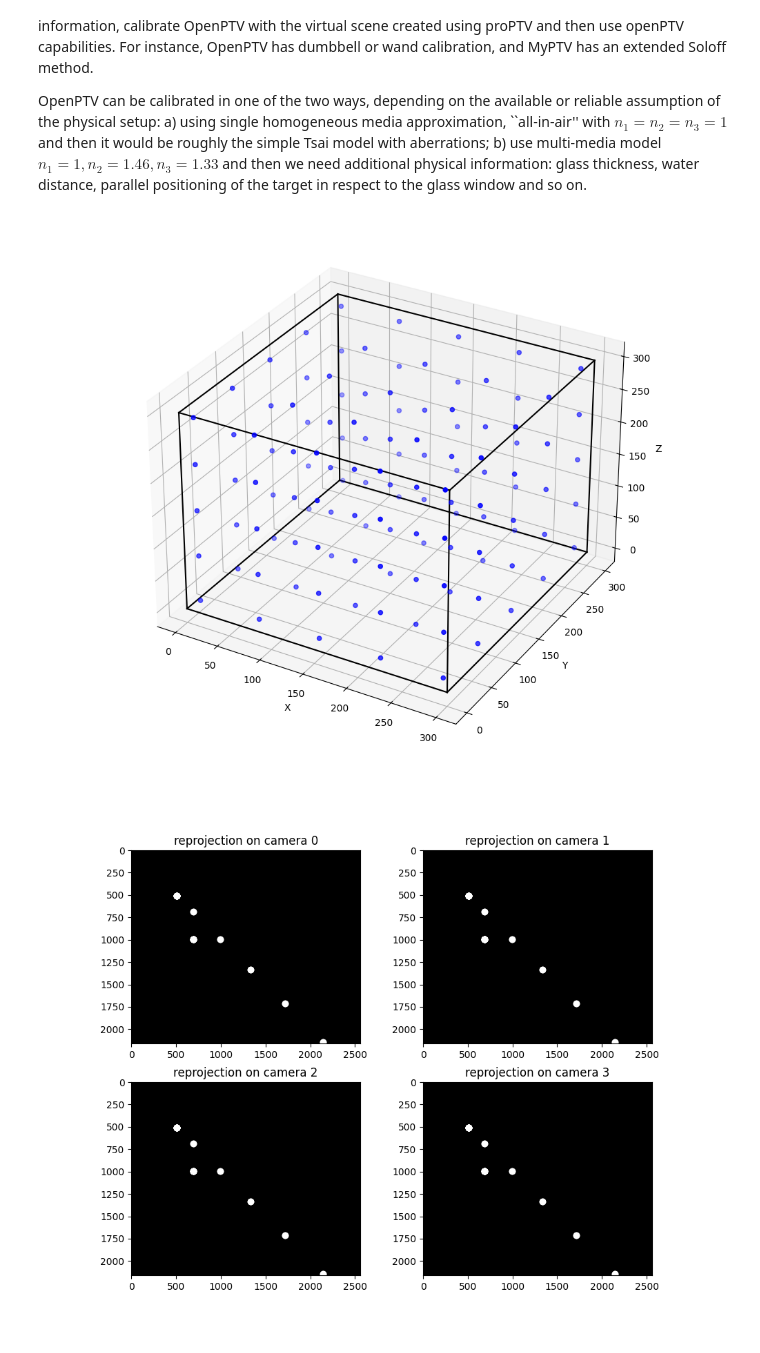
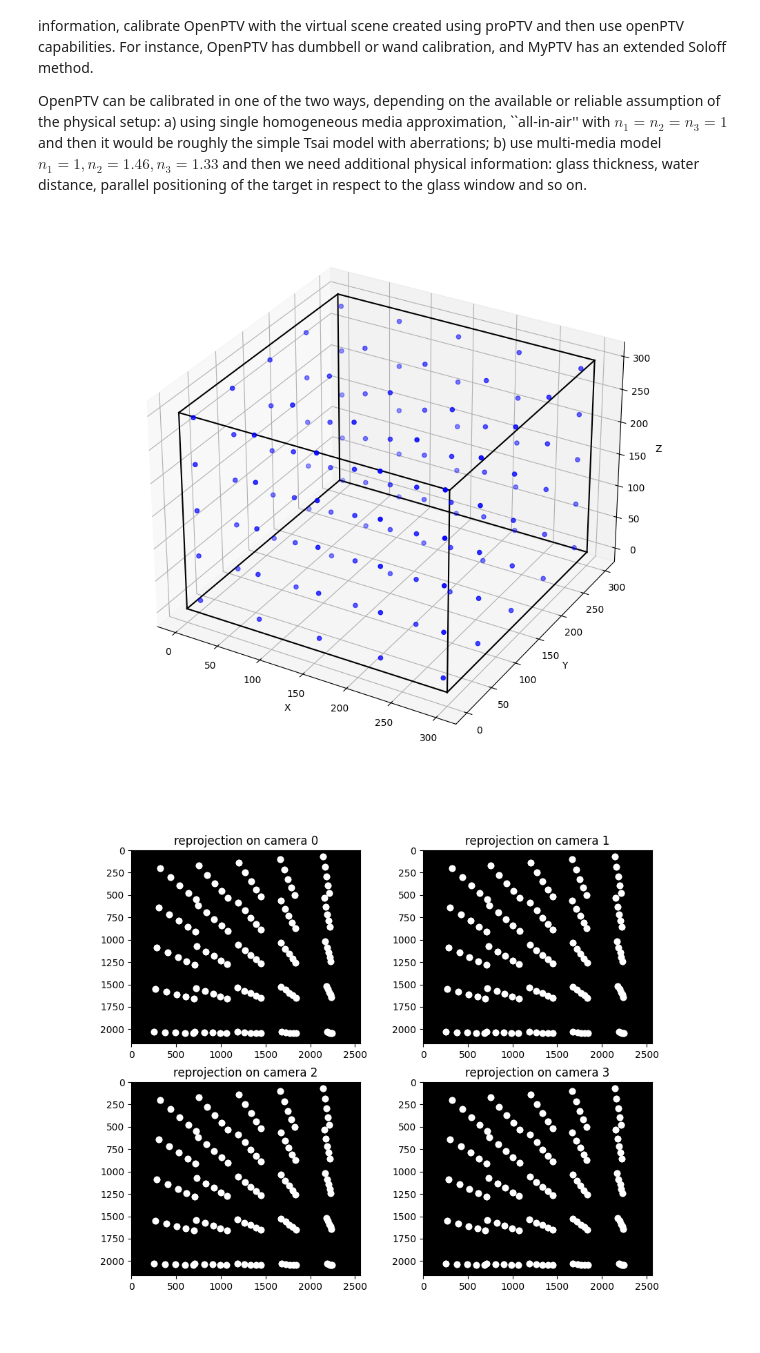
Before and after one commit to OpenPTV/proPTV_OpenPTV_MyPTV_comparison, a Jupyter notebook: from_proPTV_to_OpenPTV.ipynb, the cells around one changed output. Saved outputs shown, nothing was run; the diff lists cells and outputs as text; code cells hidden in the pictures.

```diff
--- a/from_proPTV_to_OpenPTV.ipynb
+++ b/from_proPTV_to_OpenPTV.ipynb
@@ -50,35 +50,35 @@ axis.plot([300,300],[300,300],[0,300],c='black'), axis.plot([300,300],[0,300],[3
 axis.scatter(X, Y, Z, 'o', color='b')
 # axis.plot(X_mid,Y_mid,Z_mid,'o-', color='red', linewidth=1)
 # axis.plot(X_spiral,Y_spiral,Z_spiral,'o-', color='green', linewidth=1)
 plt.tight_layout(), plt.show()
 
 # make projection of lines in cam c
 fig, axis = plt.subplots(2,2, figsize=(10,8))
 
 for c in range(4):
 
 
     # load calibration of camera c
     ax, ay = np.loadtxt(calibration_path.format(cam=0,xy="x"),delimiter=','), \
             np.loadtxt(calibration_path.format(cam=0,xy="y"),delimiter=',')
 
     # Comment out when you have all calibration parameters
     # ax, ay = np.loadtxt(calibration_path.format(cam=c,xy="x"),delimiter=','), np.loadtxt(calibration_path.format(cam=c,xy="y"),delimiter=',')
 
     # estimate projection of the lines in camera c
-    xy = np.vstack([F(np.vstack([X,Y,Z]).T,ax),F(np.vstack([X,Y,Z]).T,ay)]).T
+    xy = np.vstack([F(np.vstack([X.flat,Y.flat,Z.flat]).T,ax),F(np.vstack([X.flat,Y.flat,Z.flat]).T,ay)]).T
 
     axis[int(c/2),c%2].set_title('reprojection on camera ' + str(c))
     axis[int(c/2),c%2].imshow(np.zeros([2160,2560]),cmap='gray')
     axis[int(c/2),c%2].plot(xy[:,0],xy[:,1],'o',c='white')
 
     axis[int(c/2),c%2].set_title('reprojection on camera ' + str(c))
     axis[int(c/2),c%2].imshow(np.zeros([2160,2560]),cmap='gray')
 
     axis[int(c/2),c%2].plot(xy[:,0],xy[:,1],'o',c='white')
 # %% [output]
 [figure]
-[figure, old version]
+[figure, new version]
 # %%
 # We need to use reprojections and 3D points to estimate openptv calibration parameters
 # let's go to openptv and see how it can be done without saving the data in some files
```
Also changed, not shown: parts of 1 cell of this notebook.
